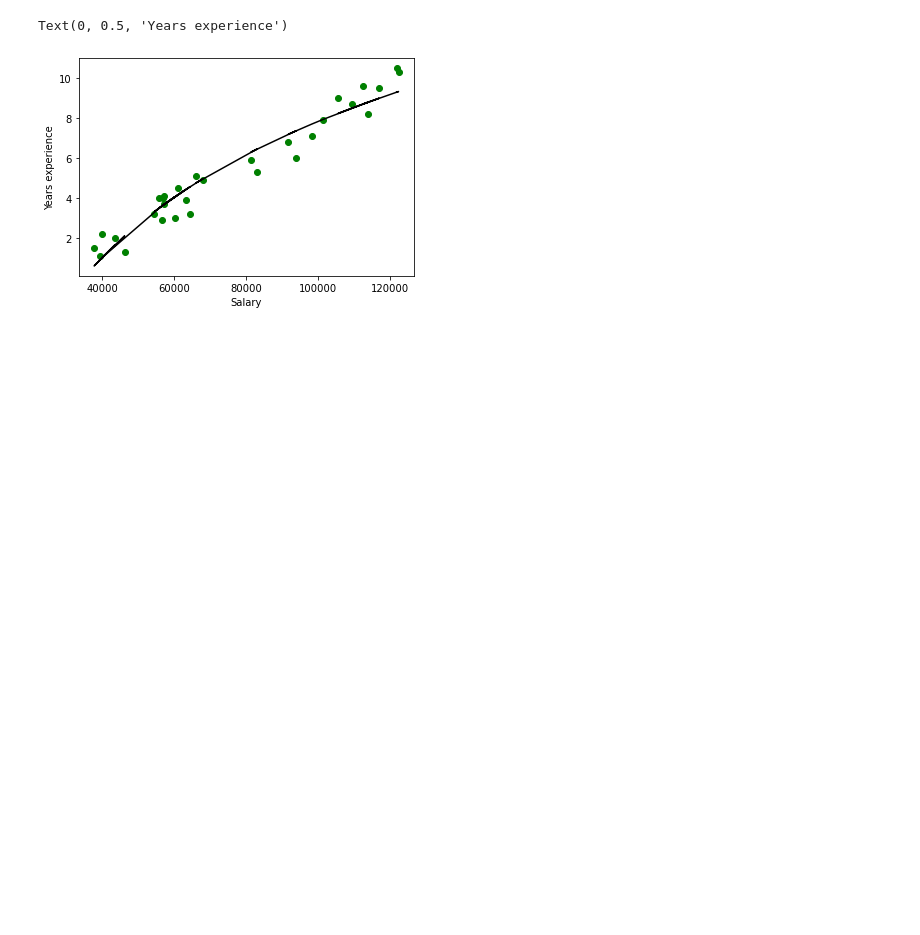
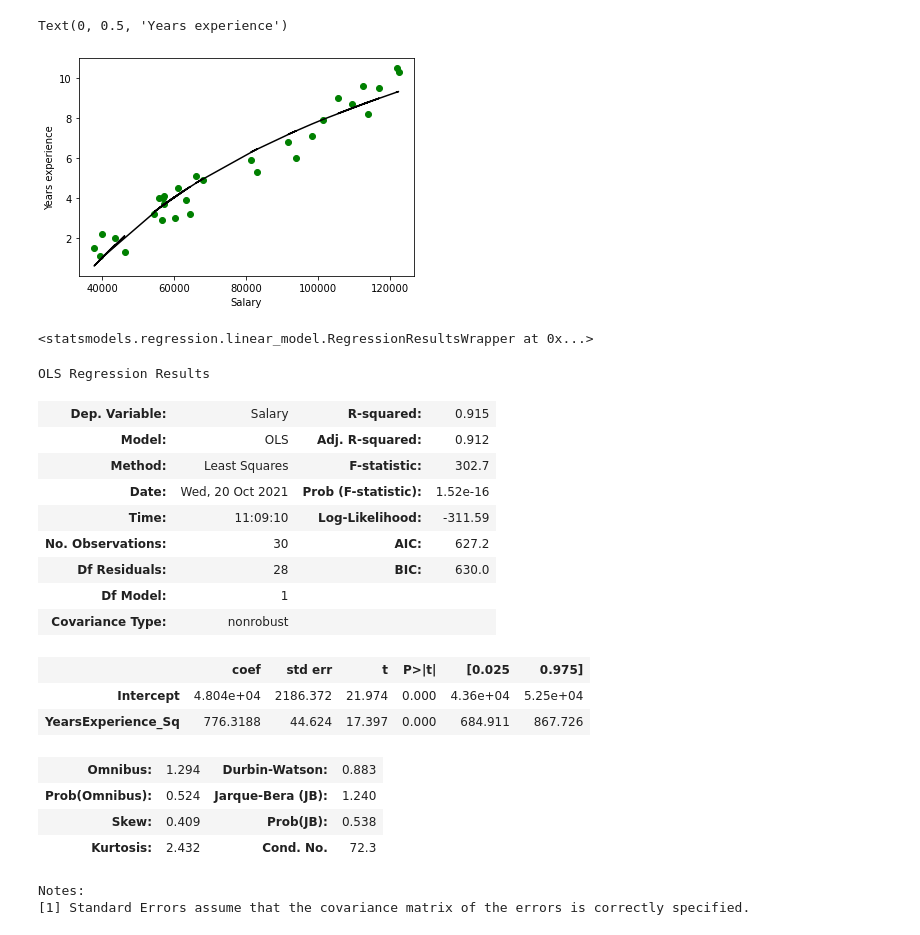
Before and after one commit to aparnavenugopal-97/Simple-Linear-Regression, a Jupyter notebook: salary.ipynb, the cells around one changed output. Saved outputs shown, nothing was run; the diff lists cells and outputs as text; code cells hidden in the pictures; blank space fills up the shorter version.

```diff
--- a/salary.ipynb
+++ b/salary.ipynb
@@ -156,0 +167,26 @@ Text(0, 0.5, 'Years experience')
+# %%
+model3
+# %% [output]
+<statsmodels.regression.linear_model.RegressionResultsWrapper at 0x...>
+# %%
+model3.summary()
+# %% [output]
+OLS Regression Results
+| Dep. Variable: | Salary | R-squared: | 0.915 |
+| Model: | OLS | Adj. R-squared: | 0.912 |
+| Method: | Least Squares | F-statistic: | 302.7 |
+| Date: | Wed, 20 Oct 2021 | Prob (F-statistic): | 1.52e-16 |
+| Time: | 11:09:10 | Log-Likelihood: | -311.59 |
+| No. Observations: | 30 | AIC: | 627.2 |
+| Df Residuals: | 28 | BIC: | 630.0 |
+| Df Model: | 1 |  |  |
+| Covariance Type: | nonrobust |  |  |
+|  | coef | std err | t | P>|t| | [0.025 | 0.975] |
+| Intercept | 4.804e+04 | 2186.372 | 21.974 | 0.000 | 4.36e+04 | 5.25e+04 |
+| YearsExperience_Sq | 776.3188 | 44.624 | 17.397 | 0.000 | 684.911 | 867.726 |
+| Omnibus: | 1.294 | Durbin-Watson: | 0.883 |
+| Prob(Omnibus): | 0.524 | Jarque-Bera (JB): | 1.240 |
+| Skew: | 0.409 | Prob(JB): | 0.538 |
+| Kurtosis: | 2.432 | Cond. No. | 72.3 |
+Notes:
+[1] Standard Errors assume that the covariance matrix of the errors is correctly specified.
```
Also changed, not shown: parts of 9 cells of this notebook.
